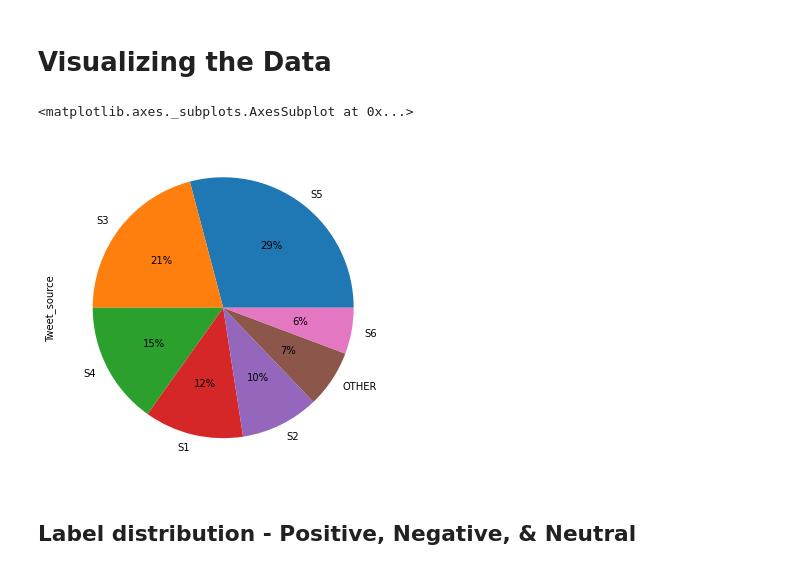
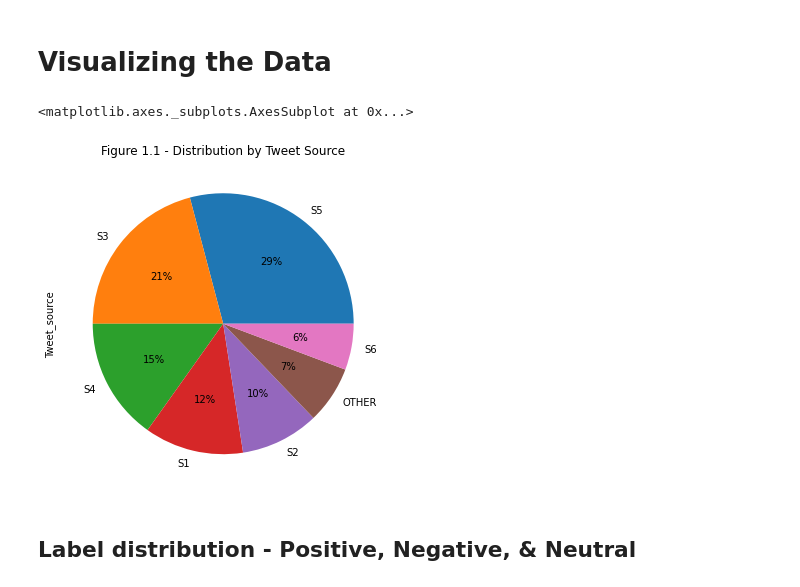
Before and after one commit to Nithesh-b/Twitter_Sentiment, a Jupyter notebook: Step1_PreProcessing_Group33_Twitter_Sentiment_Analysis.ipynb, the cells around one changed output. Cells and saved outputs as stored; diff of their text form; code cells hidden in the pictures.

```diff
--- a/Step1_PreProcessing_Group33_Twitter_Sentiment_Analysis.ipynb
+++ b/Step1_PreProcessing_Group33_Twitter_Sentiment_Analysis.ipynb
@@ -158,3 +158,5 @@ tweets_original_df = tweets_original_df.dropna(subset=["Tweet"])
+# %%
+tweets_original_df.drop_duplicates(subset ="tweet_id", keep = False, inplace = True)
 # %% [markdown]
 ### 5. Filling Null Tweet Source and Tweet By columns
 # %%
@@ -230,10 +232,10 @@ Index(['tweet_id', 'SourceDataBase', 'OS', 'Tweet-Class_category-Code',
 # Visualizing the Data
 # %%
 # Plot Distribution
-tweets_original_df.Tweet_source.value_counts().plot(kind='pie', autopct='%1.0f%%')
+tweets_original_df.Tweet_source.value_counts().plot(title='Figure 1.1 - Distribution by Tweet Source', kind='pie', autopct='%1.0f%%')
 # %% [output]
 <matplotlib.axes._subplots.AxesSubplot at 0x...>
-[figure, old version]
+[figure, new version]
 # %% [markdown]
 ## Label distribution - Positive, Negative, & Neutral
 # %%
```
Also changed, not shown: parts of 19 cells of this notebook, 3 other files.
